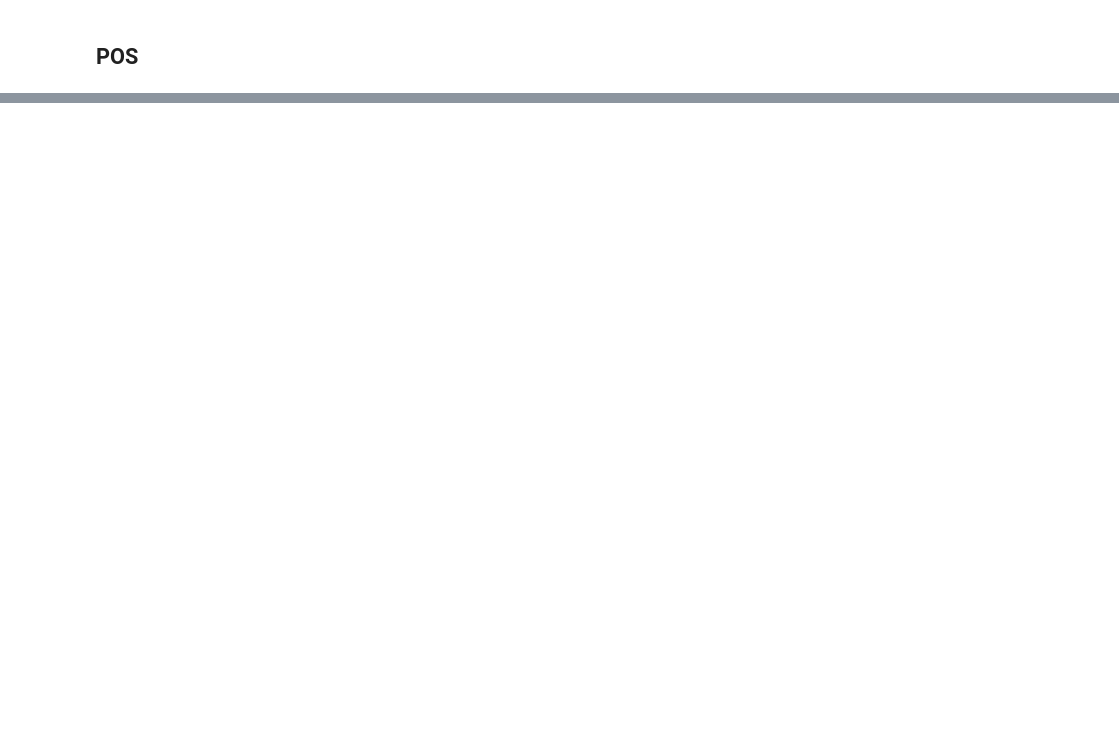
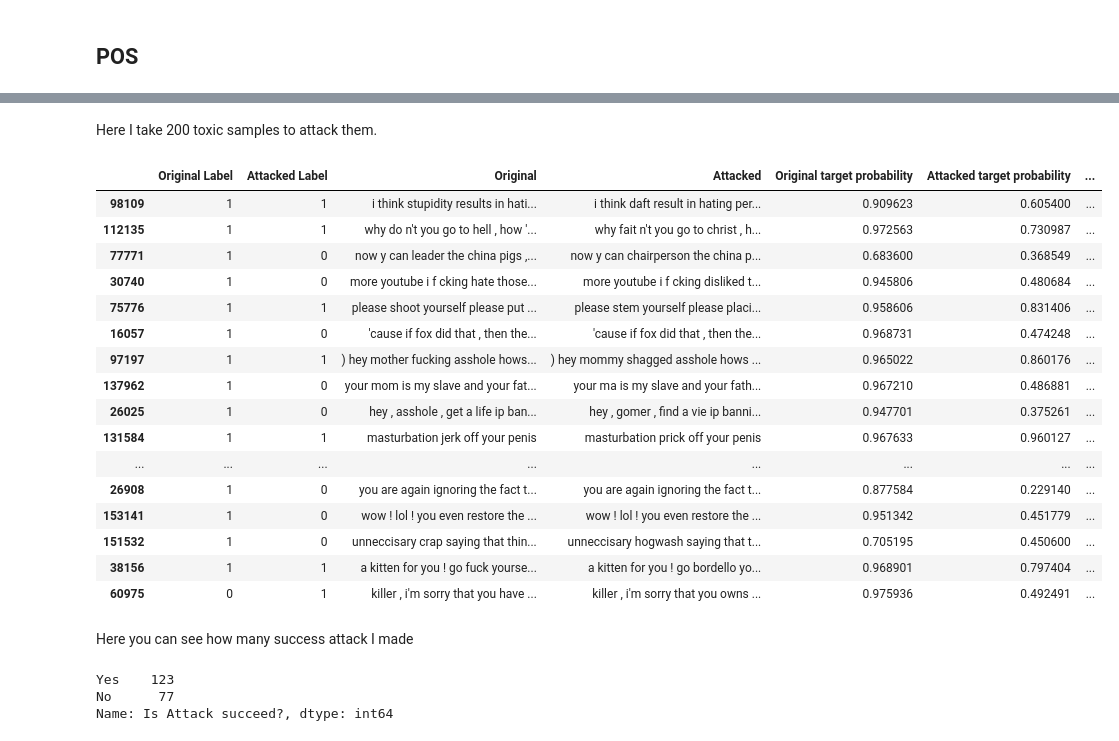
Before and after one commit to naryst/toxic_comments_classification, a Jupyter notebook: Model_Text_Classification.ipynb, the cells around one changed output, grey strips where cells are left out. Saved outputs shown, nothing was run; the diff lists cells and outputs as text; code cells hidden in the pictures; blank space fills up the shorter version.

```diff
--- a/Model_Text_Classification.ipynb
+++ b/Model_Text_Classification.ipynb
@@ -638,4 +656 @@ nltk.download('universal_tagset')
 True
-# %%
-example = "When you're an admin, you should try to learn the policy of Wikipedia. Too hard for you! LOLOLOLOL. So I'm a good editor contributing to Wikipedia and you, Swarm, are a total idiot who can't learn the simple policies of WP. LOLOLOLOLOL. Yes, you're a laughable fool!"
-text_ls = clear_str(example).split()
@@ -857,0 +897,62 @@ sim_predictor.semantic_sim([' '.join(text_ls)], [' '.join(p_t)])
+# %% [markdown]
+Here I take 200 toxic samples to attack them.
+# %%
+dataset_to_attack = df_train[df_train["toxic"] == 1].sample(
+                200, random_state=199, replace=False
+            )
+# %%
+from IPython.display import clear_output
+
+data = {}
+columns = ["Original Label", "Attacked Label", "Original", "Attacked",
+           "Original target probability", "Attacked target probability",
+           "Similarity of Sentences", "Is Attack succeed?"]
+
+for index, row in tqdm(dataset_to_attack.iterrows()):
+    orig_text = clear_str(row["comment_text"]).split()
+    new_text, idx, orig_label, orig_prob, new_prob, similarity = attack(orig_text[:120], max_num_change=30)
+
+    for i in idx:
+        orig_text[i] = f"<font color = green>{orig_text[i]}</font>"
+        new_text[i] = f"<font color = red>{new_text[i]}</font>"
+        is_success = "Yes" if torch.argmax(new_prob.squeeze()) != orig_label.item() else "No"
+
+    data[index] = [orig_label.item(), torch.argmax(new_prob.squeeze()).item(),
+                   " ".join(orig_text), " ".join(new_text),
+                  orig_prob.item(), new_prob[0].tolist()[orig_label],
+                  similarity.numpy()[0], is_success]
+    clear_output()
+# %%
+result = pd.DataFrame.from_dict(data, orient='index', columns=columns)
+result.to_csv(COLAB_PATH + "res.csv")
+# %%
+from IPython.core.display import display, HTML
+display(
+    HTML(result.to_html(escape=False))
+)
+# %% [output]
+|  | Original Label | Attacked Label | Original | Attacked | Original target probability | Attacked target probability | ... |
+| 98109 | 1 | 1 | i think stupidity results in hati... | i think daft result in hating per... | 0.909623 | 0.605400 | ... |
+| 112135 | 1 | 1 | why do n't you go to hell , how '... | why fait n't you go to christ , h... | 0.972563 | 0.730987 | ... |
+| 77771 | 1 | 0 | now y can leader the china pigs ,... | now y can chairperson the china p... | 0.683600 | 0.368549 | ... |
+| 30740 | 1 | 0 | more youtube i f cking hate those... | more youtube i f cking disliked t... | 0.945806 | 0.480684 | ... |
+| 75776 | 1 | 1 | please shoot yourself please put ... | please stem yourself please placi... | 0.958606 | 0.831406 | ... |
+| 16057 | 1 | 0 | 'cause if fox did that , then the... | 'cause if fox did that , then the... | 0.968731 | 0.474248 | ... |
+| 97197 | 1 | 1 | ) hey mother fucking asshole hows... | ) hey mommy shagged asshole hows ... | 0.965022 | 0.860176 | ... |
+| 137962 | 1 | 0 | your mom is my slave and your fat... | your ma is my slave and your fath... | 0.967210 | 0.486881 | ... |
+| 26025 | 1 | 0 | hey , asshole , get a life ip ban... | hey , gomer , find a vie ip banni... | 0.947701 | 0.375261 | ... |
+| 131584 | 1 | 1 | masturbation jerk off your penis | masturbation prick off your penis | 0.967633 | 0.960127 | ... |
+| ... | ... | ... | ... | ... | ... | ... | ... |
+| 26908 | 1 | 0 | you are again ignoring the fact t... | you are again ignoring the fact t... | 0.877584 | 0.229140 | ... |
+| 153141 | 1 | 0 | wow ! lol ! you even restore the ... | wow ! lol ! you even restore the ... | 0.951342 | 0.451779 | ... |
+| 151532 | 1 | 0 | unneccisary crap saying that thin... | unneccisary hogwash saying that t... | 0.705195 | 0.450600 | ... |
+| 38156 | 1 | 1 | a kitten for you ! go fuck yourse... | a kitten for you ! go bordello yo... | 0.968901 | 0.797404 | ... |
+| 60975 | 0 | 1 | killer , i'm sorry that you have ... | killer , i'm sorry that you owns ... | 0.975936 | 0.492491 | ... |
+# %% [markdown]
+Here you can see how many success attack I made
+# %%
+result["Is Attack succeed?"].value_counts()
+# %% [output]
+Yes    123
+No      77
+Name: Is Attack succeed?, dtype: int64
```
Also changed, not shown: parts of 29 cells of this notebook.
